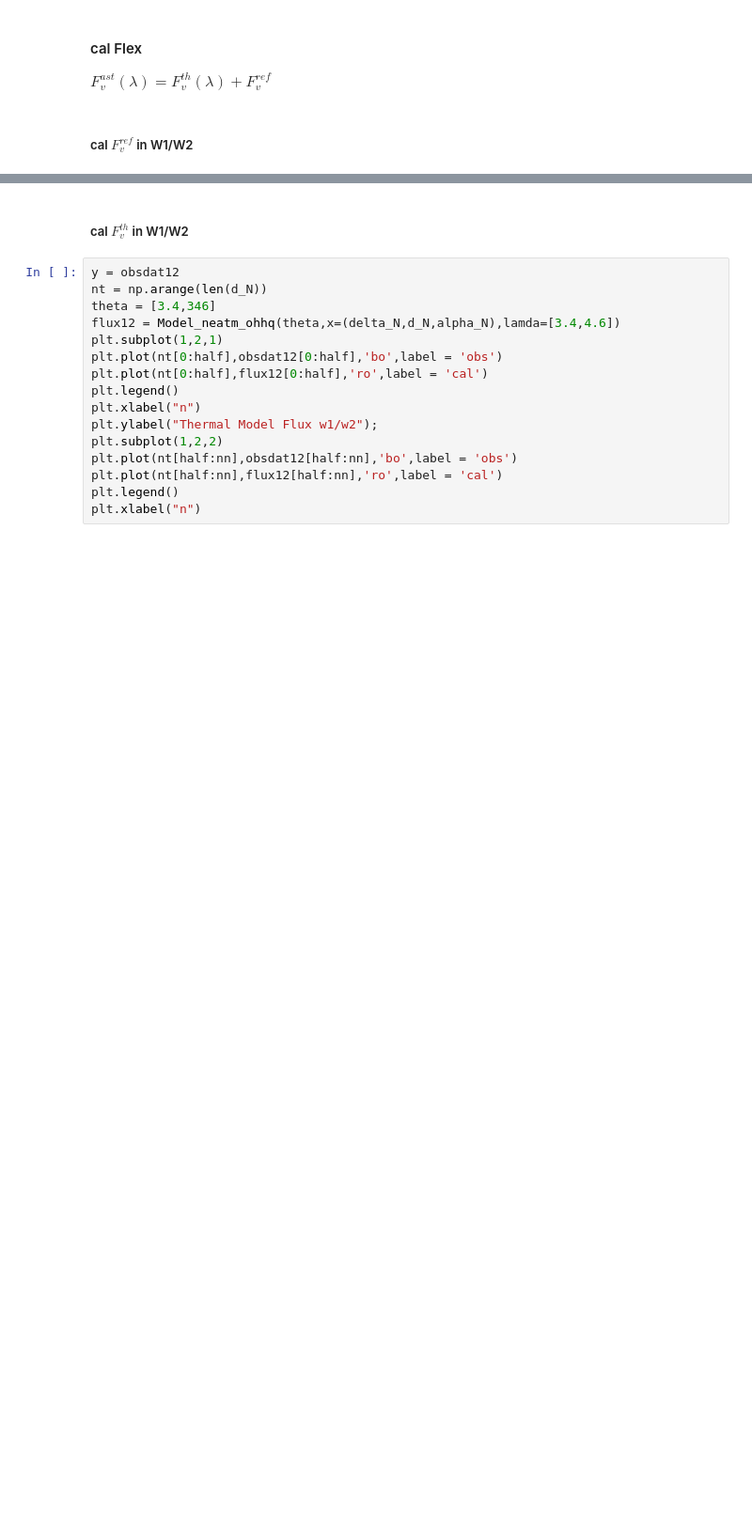
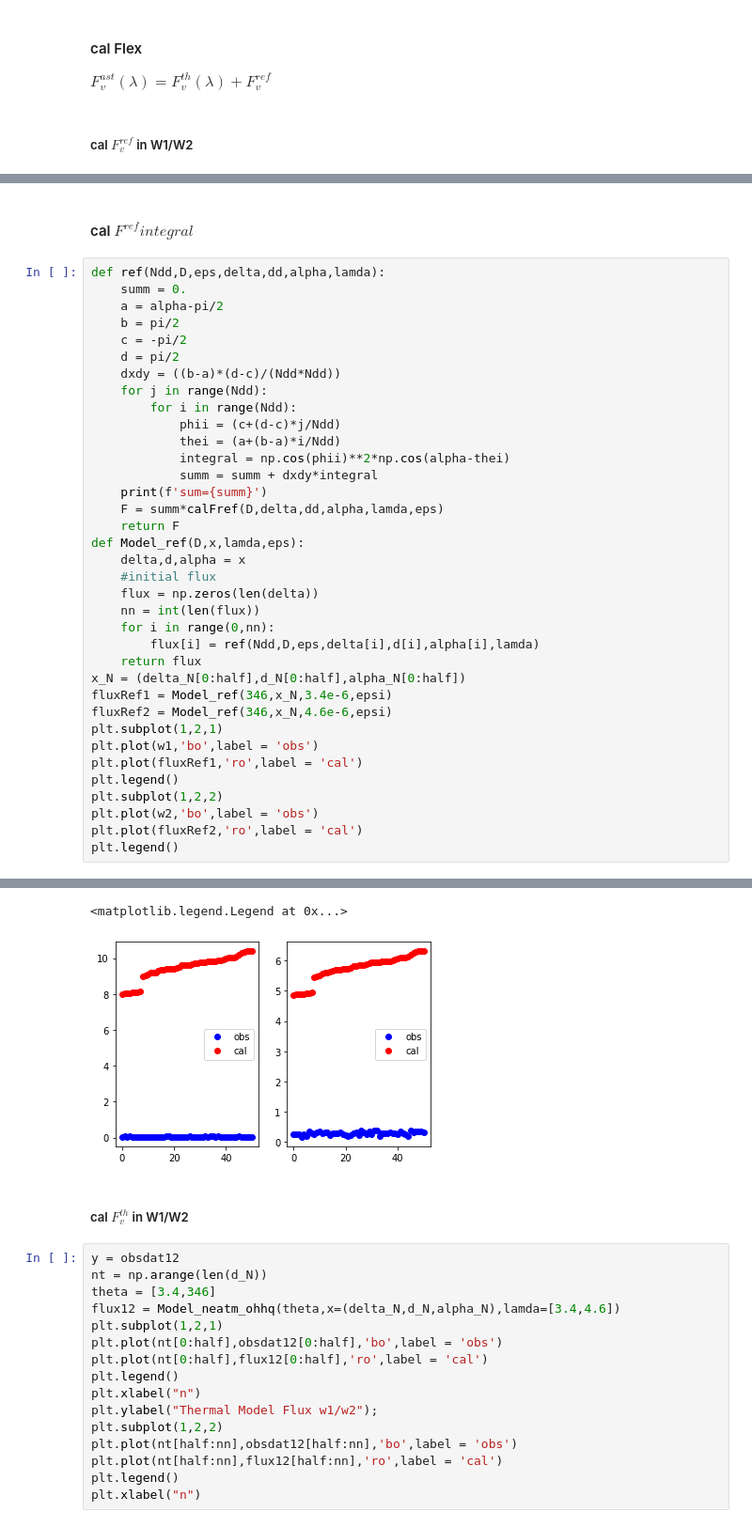
Before and after one commit to AstroHHQ/learngit, a Jupyter notebook: openti/MCMC_ref_2008ev5.ipynb, the cells around one changed output, grey strips where cells are left out. Shown at 94% size. Cells and saved outputs as stored; diff of their text form; blank space fills up the shorter version.

```diff
--- a/openti/MCMC_ref_2008ev5.ipynb
+++ b/openti/MCMC_ref_2008ev5.ipynb
@@ -290,0 +347,39 @@ Text(0.5, 0, 'n')
+# %% [markdown]
+#### cal $F^{ref} integral$
+# %%
+def ref(Ndd,D,eps,delta,dd,alpha,lamda):
+    summ = 0.
+    a = alpha-pi/2
+    b = pi/2
+    c = -pi/2
+    d = pi/2
+    dxdy = ((b-a)*(d-c)/(Ndd*Ndd))
+    for j in range(Ndd):
+        for i in range(Ndd):
+            phii = (c+(d-c)*j/Ndd)
+            thei = (a+(b-a)*i/Ndd)
+            integral = np.cos(phii)**2*np.cos(alpha-thei)
+            summ = summ + dxdy*integral
+    print(f'sum={summ}')
+    F = summ*calFref(D,delta,dd,alpha,lamda,eps)
+    return F
+def Model_ref(D,x,lamda,eps):
+    delta,d,alpha = x
+    #initial flux
+    flux = np.zeros(len(delta))
+    nn = int(len(flux))
+    for i in range(0,nn):
+        flux[i] = ref(Ndd,D,eps,delta[i],d[i],alpha[i],lamda)
+    return flux
+x_N = (delta_N[0:half],d_N[0:half],alpha_N[0:half])
+fluxRef1 = Model_ref(346,x_N,3.4e-6,epsi)
+fluxRef2 = Model_ref(346,x_N,4.6e-6,epsi)
+plt.subplot(1,2,1)
+plt.plot(w1,'bo',label = 'obs')
+plt.plot(fluxRef1,'ro',label = 'cal')
+plt.legend()
+plt.subplot(1,2,2)
+plt.plot(w2,'bo',label = 'obs')
+plt.plot(fluxRef2,'ro',label = 'cal')
+plt.legend()
+# %% [output]
@@ -291,3 +403,5 @@ Text(0.5, 0, 'n')
+<matplotlib.legend.Legend at 0x...>
+[figure, added]
 # %% [markdown]
 ##### cal $F_v^{th}$ in W1/W2
 # %%
```
Also changed, not shown: parts of 14 cells of this notebook, 7 other files.
